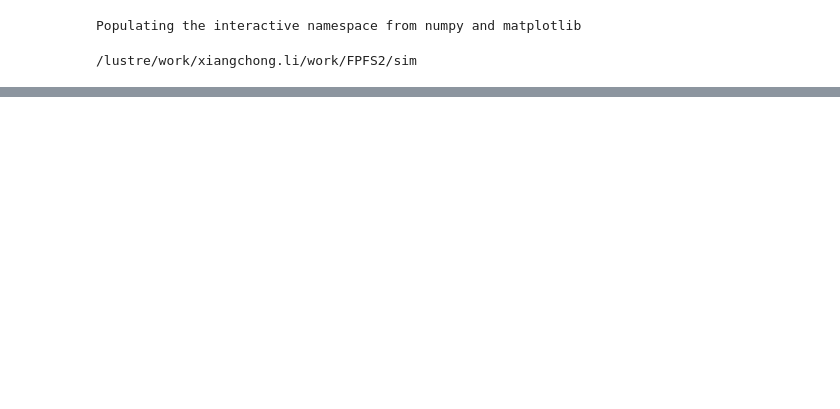
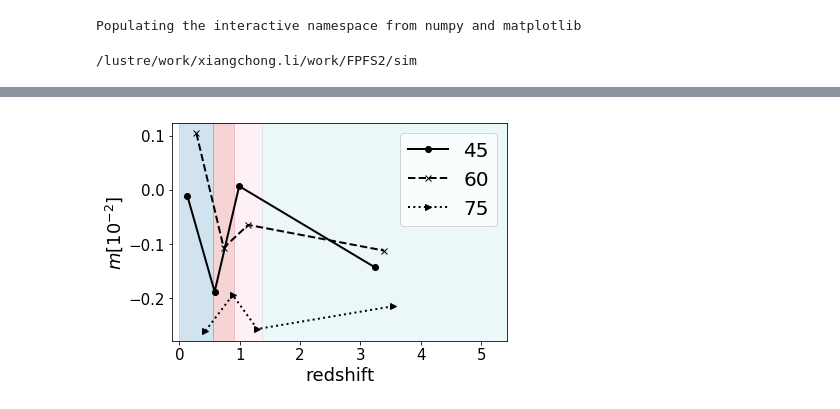
Before and after one commit to mr-superonion/FPFS, a Jupyter notebook: notebook/sim/3_5-cosmoReGauss.ipynb, the cells around one changed output, grey strips where cells are left out. Saved outputs shown, nothing was run; the diff lists cells and outputs as text; code cells hidden in the pictures; blank space fills up the shorter version.

```diff
--- a/notebook/sim/3_5-cosmoReGauss.ipynb
+++ b/notebook/sim/3_5-cosmoReGauss.ipynb
@@ -14,3 +14,82 @@ Populating the interactive namespace from numpy and matplotlib
 cd wrkDir/FPFS2/sim/
 # %% [output]
 /lustre/work/xiangchong.li/work/FPFS2/sim
+# %%
+www=False
+#lList=['60','75','90']
+lList=['45','60','75']
+zbound  =   np.array([0.,0.561,0.906,1.374,5.410])
+nz=len(zbound)-1
+bAll=[]
+for psz in lList:
+    out=[]
+    for xx in ['0000','2222']:
+        dataAll=[]
+        for pixId in imgUtil.cosmoHSThpix[:100]:
+            data= pyfits.getdata('outCosmo-var36em4/src-psf%s-%d/stackAll-g1-%s_2.fits' %(psz,pixId,xx))
+            dataAll.append(data[data['wlmask']])
+            del data
+            gc.collect()
+        dataAll=np.hstack(dataAll)
+        #del msk
+        e1,e2=utilities.get_gal_ellip(dataAll)
+        if www:
+            weight  =   dataAll['i_hsmshaperegauss_derived_weight']
+        else:
+            weight  =   np.ones(len(dataAll))
+        #dataAll['i_hsmshaperegauss_derived_rms_e']=0.365
+        ooo=np.zeros(nz)
+        for iz in range(nz):
+            #msk=utilities.get_snr(dataAll)<30.
+            msk=(dataAll['zphot']>zbound[iz])&(dataAll['zphot']<zbound[iz+1])
+            w_A     =   np.sum(weight[msk])
+            #Res_A   =   1.-np.sum(dataAll['i_hsmshaperegauss_derived_rms_e'][msk]**2.*weight[msk])/w_A
+            ooo[iz] =   np.sum(weight[msk]*e1[msk])/w_A
+            del msk
+        out.append(ooo)
+        del e1,e2,weight,w_A,ooo
+        gc.collect()
+
+    response1=(out[1]-out[0])/0.04
+    print(response1/1.7335500-1)
+
+    pList=['2000','0200','0020','0002']
+    outZd=np.zeros(nz)
+    for iz in range(4):
+        xx=pList[iz]
+        dataAll=[]
+        for pixId in imgUtil.cosmoHSThpix[:100]:
+            data= pyfits.getdata('outCosmo-var36em4/src-psf%s-%d/stackAll-g1-%s_2.fits' %(psz,pixId,xx))
+            dataAll.append(data[data['wlmask']])
+            del data
+            gc.collect()
+        dataAll=np.hstack(dataAll)
+        #del msk
+        e1,e2=utilities.get_gal_ellip(dataAll)
+        if www:
+            weight  =   dataAll['i_hsmshaperegauss_derived_weight']
+        else:
+            weight  =   np.ones(len(dataAll))
+        #dataAll['i_hsmshaperegauss_derived_rms_e']=0.365
+        msk=(dataAll['zphot']>zbound[iz])&(dataAll['zphot']<zbound[iz+1])
+        w_A     =   np.sum(weight[msk])
+        outZd[iz]=np.sum(weight[msk]*e1[msk])/w_A
+        del msk
+
+    response2=(outZd-out[0])/0.04
+    bias=response2/response1-1
+    bAll.append(bias)
+lsList=['o-','x--','>:']
+ishift=[-0.15,0,0.15]
+for i in range(3):
+    plt.plot((zbound[:-1]+zbound[1:])/2.+ishift[i],bAll[i]*100,lsList[i],label=lList[i],c='black')
+cmap = cm.tab20
+norm = Normalize(vmin=0, vmax=len(zbound)-2)
+for iz in range(len(zbound)-1):
+    cc=cmap(norm(iz))
+    plt.axvspan(zbound[iz],zbound[iz+1],alpha=0.2, color=cc)
+plt.legend(loc='upper right')
+plt.ylabel(r'$m [10^{-2}]$')
+plt.xlabel('redshift')
+plt.xlim(-0.12,5.43)
+# %% [output]
@@ -17,2 +97,3 @@ cd wrkDir/FPFS2/sim/
+[figure, added]
 # %%
 www=False
```
Also changed, not shown: parts of 7 cells of this notebook, 2 other files.
